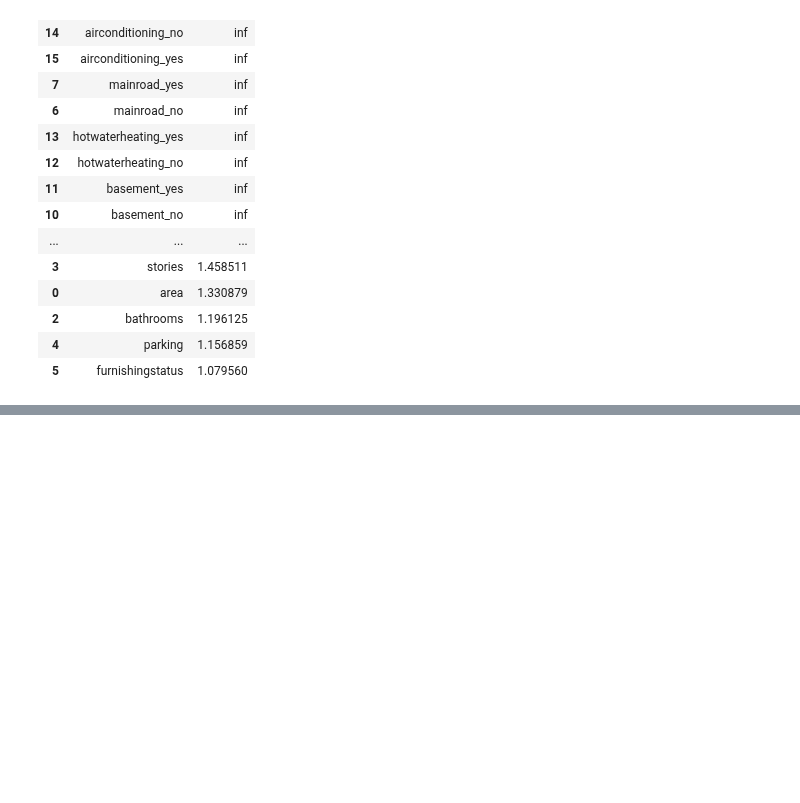
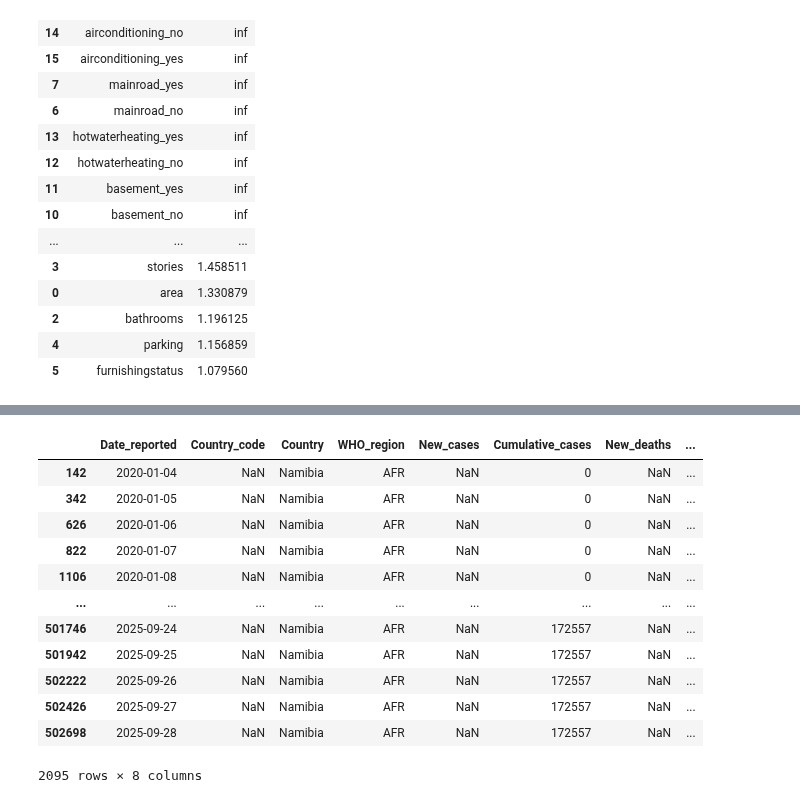
Before and after one commit to bvkiran8058/Data-Science-with-GenAI, a Jupyter notebook: EDA/Stage-3 Advanced Level.ipynb, the cells around one changed output, grey strips where cells are left out. Cells and saved outputs as stored; diff of their text form; code cells hidden in the pictures; blank space fills up the shorter version.

```diff
--- a/EDA/Stage-3 Advanced Level.ipynb
+++ b/EDA/Stage-3 Advanced Level.ipynb
@@ -294,0 +352,16 @@ vif_data.sort_values(by="VIF", ascending=False)
+# %%
+covid19_dataset[pd.isnull(covid19_dataset['Country_code'])]
+# %% [output]
+|  | Date_reported | Country_code | Country | WHO_region | New_cases | Cumulative_cases | New_deaths | ... |
+| 142 | 2020-01-04 | NaN | Namibia | AFR | NaN | 0 | NaN | ... |
+| 342 | 2020-01-05 | NaN | Namibia | AFR | NaN | 0 | NaN | ... |
+| 626 | 2020-01-06 | NaN | Namibia | AFR | NaN | 0 | NaN | ... |
+| 822 | 2020-01-07 | NaN | Namibia | AFR | NaN | 0 | NaN | ... |
+| 1106 | 2020-01-08 | NaN | Namibia | AFR | NaN | 0 | NaN | ... |
+| ... | ... | ... | ... | ... | ... | ... | ... | ... |
+| 501746 | 2025-09-24 | NaN | Namibia | AFR | NaN | 172557 | NaN | ... |
+| 501942 | 2025-09-25 | NaN | Namibia | AFR | NaN | 172557 | NaN | ... |
+| 502222 | 2025-09-26 | NaN | Namibia | AFR | NaN | 172557 | NaN | ... |
+| 502426 | 2025-09-27 | NaN | Namibia | AFR | NaN | 172557 | NaN | ... |
+| 502698 | 2025-09-28 | NaN | Namibia | AFR | NaN | 172557 | NaN | ... |
+2095 rows × 8 columns
```
Also changed, not shown: parts of 16 cells of this notebook, 1 other file.
